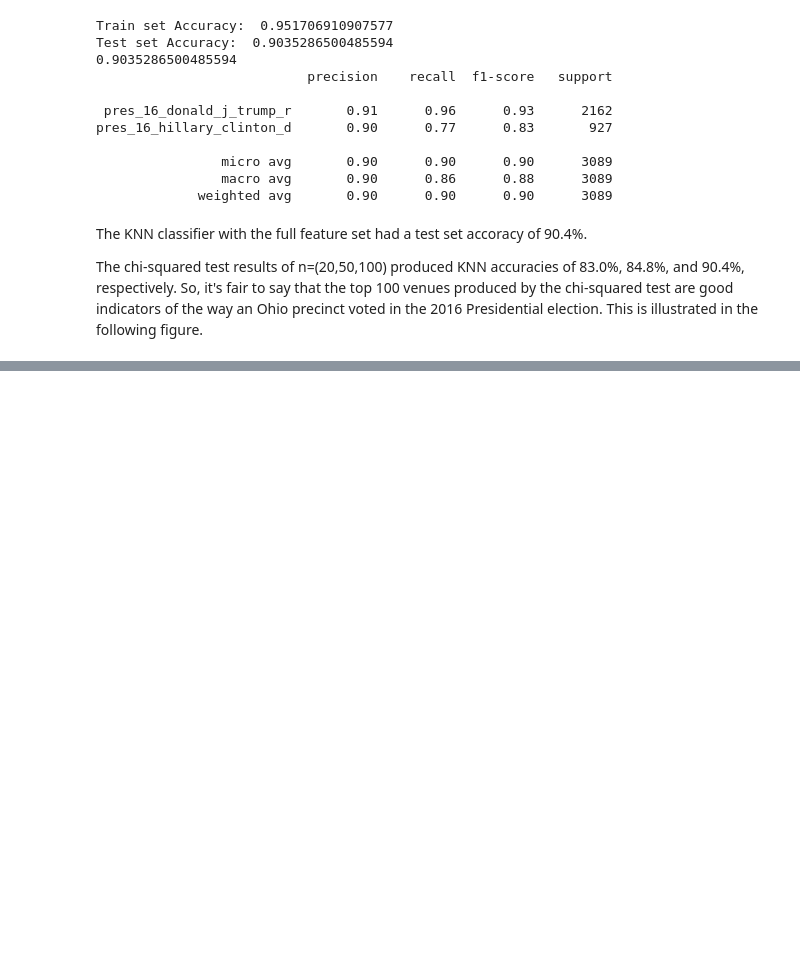
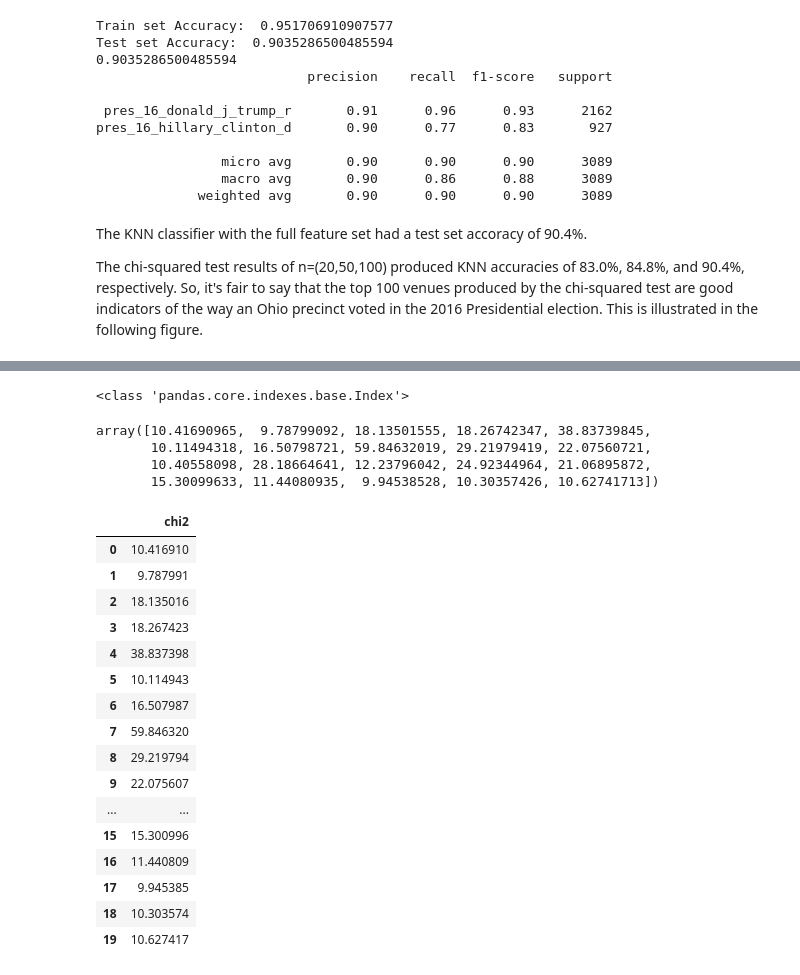
Before and after one commit to cfd2ds/IBM_DataScience, a Jupyter notebook: Course9_Capstone/Week4/Capstone.ipynb, the cells around one changed output, grey strips where cells are left out. Drawn from its saved outputs; the diff is of its cells as text; code cells hidden in the pictures; blank space fills up the shorter version.

```diff
--- a/Course9_Capstone/Week4/Capstone.ipynb
+++ b/Course9_Capstone/Week4/Capstone.ipynb
@@ -1709,0 +1784,33 @@ The chi-squared test results of n=(20,50,100) produced KNN accuracies of 83.0%,
+# %%
+type(df_merged.iloc[:,j_start_class:j_end_class+1].columns[selector20.get_support(indices=True)])
+# %% [output]
+<class 'pandas.core.indexes.base.Index'>
+# %%
+chi2(X, y)[0][selector20.get_support(indices=True)]
+# %% [output]
+array([10.41690965,  9.78799092, 18.13501555, 18.26742347, 38.83739845,
+       10.11494318, 16.50798721, 59.84632019, 29.21979419, 22.07560721,
+       10.40558098, 28.18664641, 12.23796042, 24.92344964, 21.06895872,
+       15.30099633, 11.44080935,  9.94538528, 10.30357426, 10.62741713])
+# %%
+df_chi2 = pd.DataFrame(chi2(X, y)[0][selector20.get_support(indices=True)])
+df_chi2.rename(columns={0:'chi2'}, inplace=True)
+df_chi2
+# %% [output]
+|  | chi2 |
+| 0 | 10.416910 |
+| 1 | 9.787991 |
+| 2 | 18.135016 |
+| 3 | 18.267423 |
+| 4 | 38.837398 |
+| 5 | 10.114943 |
+| 6 | 16.507987 |
+| 7 | 59.846320 |
+| 8 | 29.219794 |
+| 9 | 22.075607 |
+| ... | ... |
+| 15 | 15.300996 |
+| 16 | 11.440809 |
+| 17 | 9.945385 |
+| 18 | 10.303574 |
+| 19 | 10.627417 |
```
Also changed, not shown: parts of 18 cells of this notebook.
